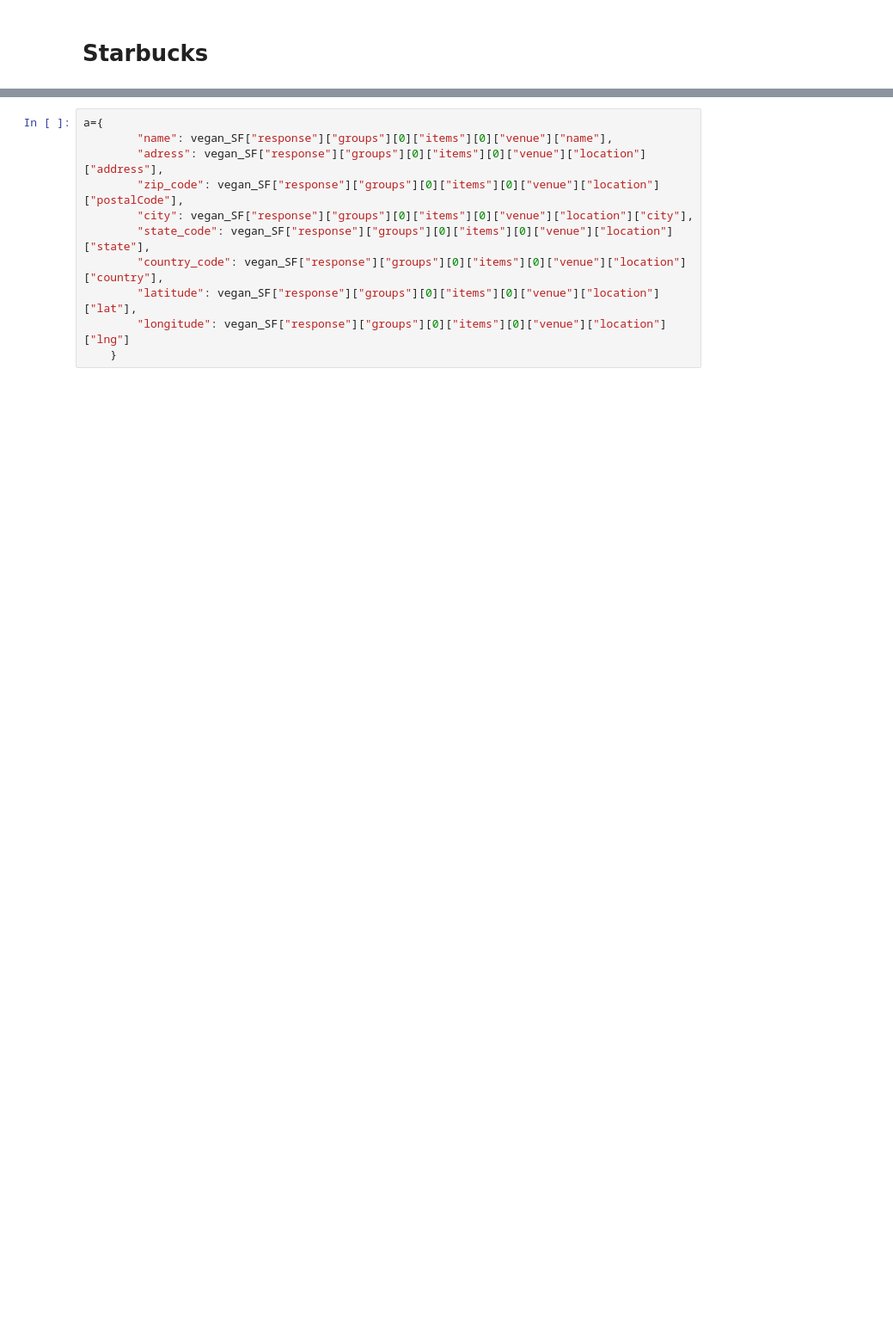
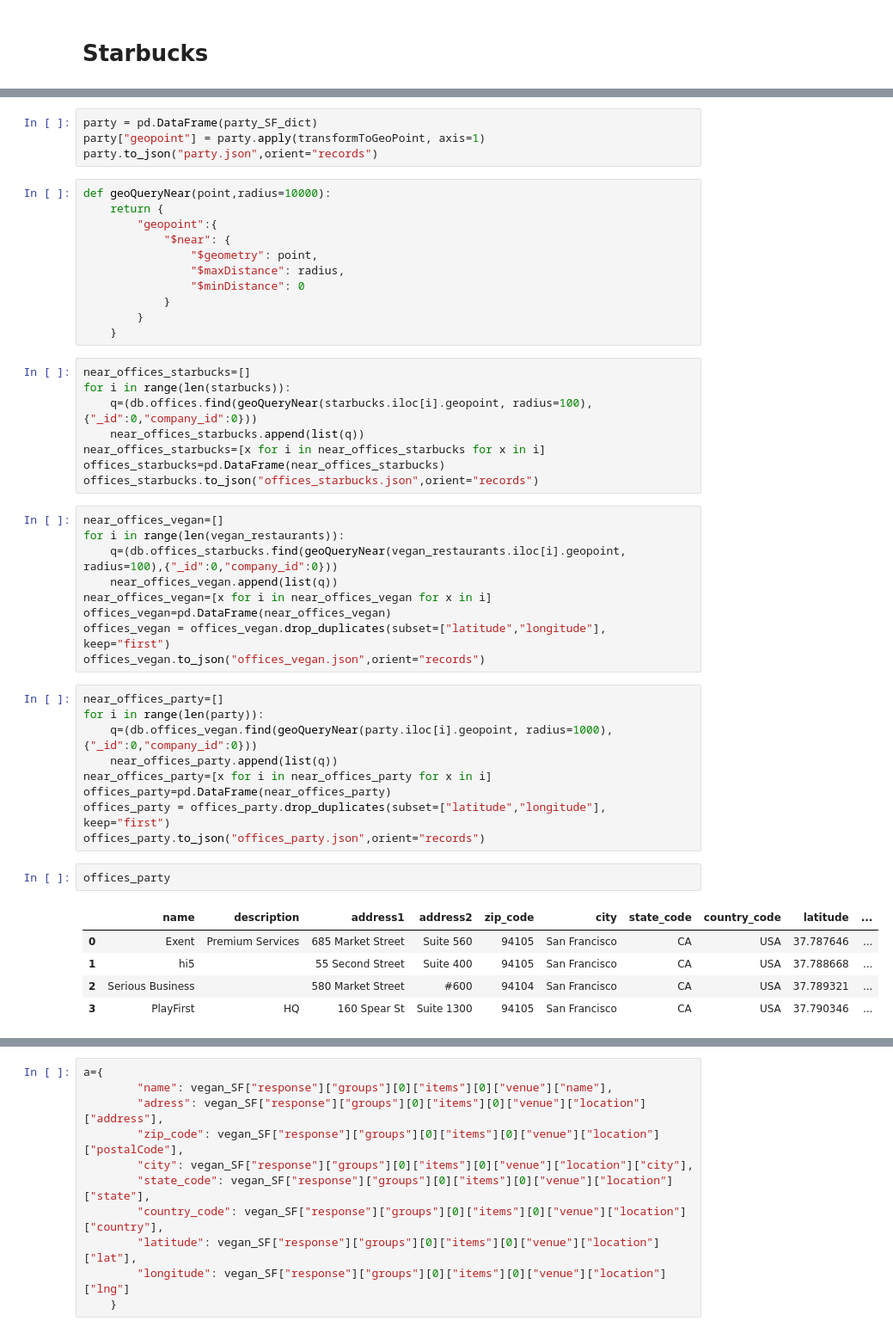
Before and after one commit to Jorge-Doncel/office, a Jupyter notebook: Untitled.ipynb, the cells around one changed output, grey strips where cells are left out. Shown: that part at 86% size. Cells and saved outputs as stored; diff of their text form; blank space fills up the shorter version.

Commit message:
party

```diff
--- a/Untitled.ipynb
+++ b/Untitled.ipynb
@@ -181,0 +269,49 @@ vegan_SF = getId("San Francisco","4bf58dd8d48988d1d3941735")
+# %%
+party = pd.DataFrame(party_SF_dict)
+party["geopoint"] = party.apply(transformToGeoPoint, axis=1)
+party.to_json("party.json",orient="records")
+# %%
+def geoQueryNear(point,radius=10000):
+    return {
+        "geopoint":{
+            "$near": {
+                "$geometry": point,
+                "$maxDistance": radius,
+                "$minDistance": 0
+            }
+        }
+    }
+# %%
+near_offices_starbucks=[]
+for i in range(len(starbucks)):
+    q=(db.offices.find(geoQueryNear(starbucks.iloc[i].geopoint, radius=100),{"_id":0,"company_id":0}))
+    near_offices_starbucks.append(list(q))
+near_offices_starbucks=[x for i in near_offices_starbucks for x in i]
+offices_starbucks=pd.DataFrame(near_offices_starbucks)
+offices_starbucks.to_json("offices_starbucks.json",orient="records")
+# %%
+near_offices_vegan=[]
+for i in range(len(vegan_restaurants)):
+    q=(db.offices_starbucks.find(geoQueryNear(vegan_restaurants.iloc[i].geopoint, radius=100),{"_id":0,"company_id":0}))
+    near_offices_vegan.append(list(q))
+near_offices_vegan=[x for i in near_offices_vegan for x in i]
+offices_vegan=pd.DataFrame(near_offices_vegan)
+offices_vegan = offices_vegan.drop_duplicates(subset=["latitude","longitude"], keep="first")
+offices_vegan.to_json("offices_vegan.json",orient="records")
+# %%
+near_offices_party=[]
+for i in range(len(party)):
+    q=(db.offices_vegan.find(geoQueryNear(party.iloc[i].geopoint, radius=1000),{"_id":0,"company_id":0}))
+    near_offices_party.append(list(q))
+near_offices_party=[x for i in near_offices_party for x in i]
+offices_party=pd.DataFrame(near_offices_party)
+offices_party = offices_party.drop_duplicates(subset=["latitude","longitude"], keep="first")
+offices_party.to_json("offices_party.json",orient="records")
+# %%
+offices_party
+# %% [output]
+|  | name | description | address1 | address2 | zip_code | city | state_code | country_code | latitude | ... |
+| 0 | Exent | Premium Services | 685 Market Street | Suite 560 | 94105 | San Francisco | CA | USA | 37.787646 | ... |
+| 1 | hi5 |  | 55 Second Street | Suite 400 | 94105 | San Francisco | CA | USA | 37.788668 | ... |
+| 2 | Serious Business |  | 580 Market Street | #600 | 94104 | San Francisco | CA | USA | 37.789321 | ... |
+| 3 | PlayFirst | HQ | 160 Spear St | Suite 1300 | 94105 | San Francisco | CA | USA | 37.790346 | ... |
```
Also changed, not shown: parts of 39 cells of this notebook.
